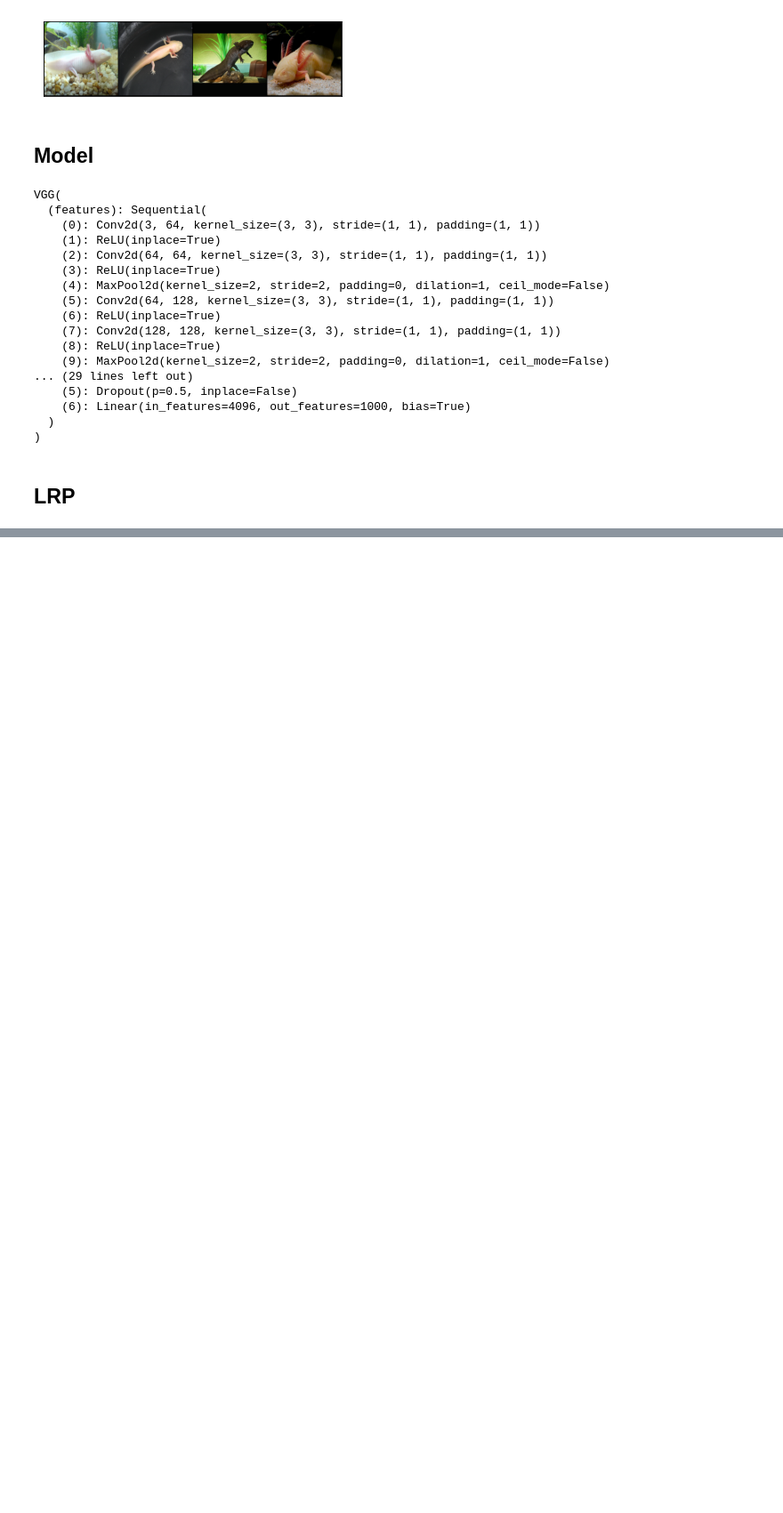
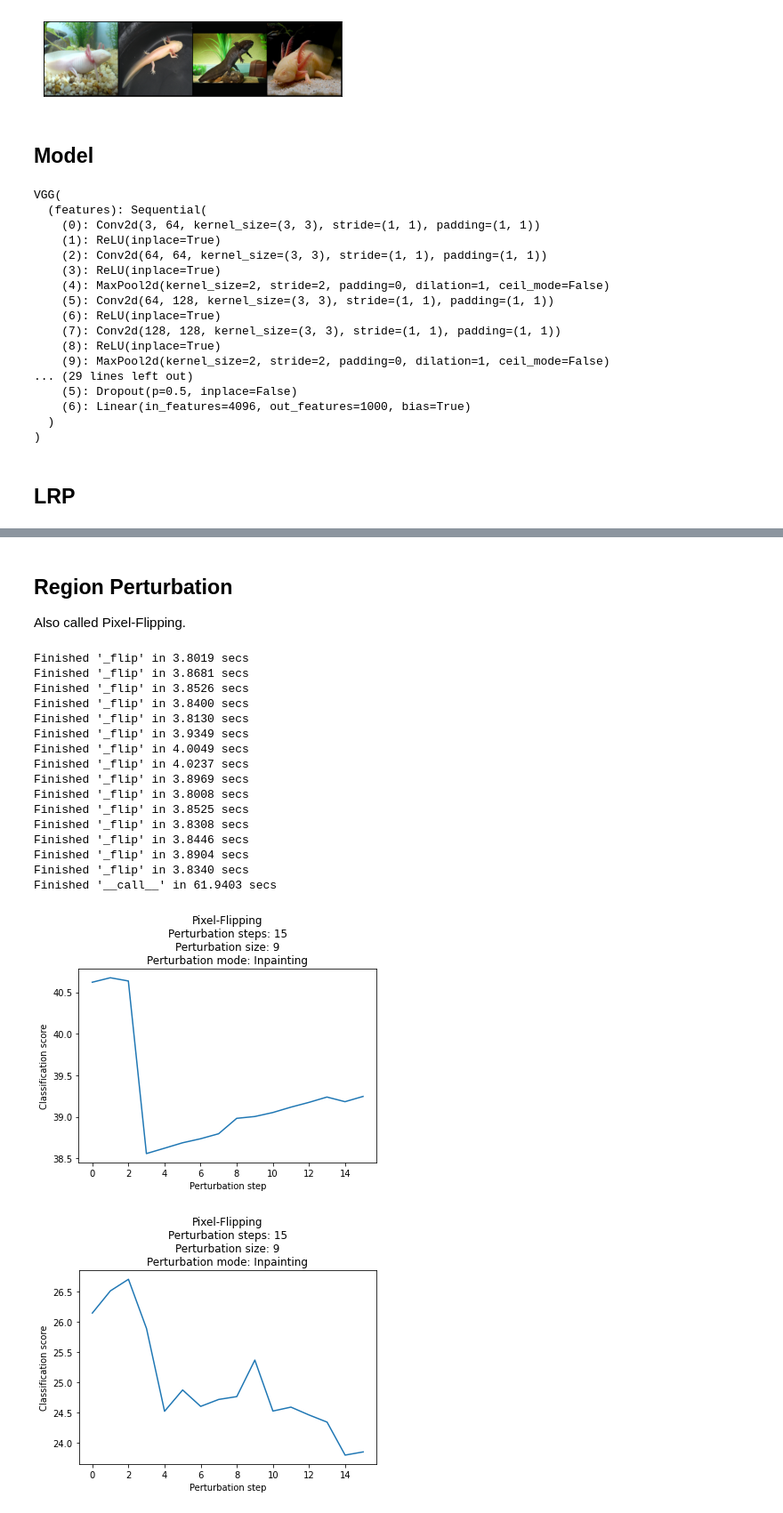
Before and after one commit to rodrigobdz/lrp, a Jupyter notebook: experiments/5-thesis/1-batch-lrp-pf-poc.ipynb, the cells around one changed output, grey strips where cells are left out. Shown at 89% size. Cells and saved outputs as stored; diff of their text form; code cells hidden in the pictures; blank space fills up the shorter version.

```diff
--- a/experiments/5-thesis/1-batch-lrp-pf-poc.ipynb
+++ b/experiments/5-thesis/1-batch-lrp-pf-poc.ipynb
@@ -128,0 +134,62 @@ lrp_instance.heatmap(R, width=2, height=2)
+# %% [markdown]
+## Region Perturbation
+
+Also called Pixel-Flipping.
+# %%
+# %%script false --no-raise-error
+
+# Parameters for cell: X, R, lrp_instance
+from typing import Callable
+from pf.perturbation_modes.constants import PerturbModes
+from pf.pixel_flipping import PixelFlipping
+
+perturbation_steps: int = 15
+perturbation_size: int = 9
+
+pixel_flipping: PixelFlipping = PixelFlipping(perturbation_steps=perturbation_steps,
+                                              perturbation_size=perturbation_size,
+                                              perturb_mode=PerturbModes.INPAINTING)
+input_nchw: torch.Tensor = X.clone().detach()
+
+# Enable reproducibility
+torch.manual_seed(SEED)
+
+relevance_scores_nchw: torch.Tensor = R.clone().detach()
+
+# Function should return the (single-class) classification score for the given input to measure the difference between flips.
+# FIXME: Replace 29 by a variable which converts class name to idx
+# Access the score of class with index 29 in every image in batch.
+forward_pass: Callable[[torch.Tensor], float] = lambda input_nchw: lrp_instance.model(input_nchw)[:,29]
+
+# Run Pixel-Flipping algorithm
+pixel_flipping(input_nchw, relevance_scores_nchw, forward_pass, should_loop=True)
+
+# Plot classification scores throughout perturbation steps
+title: str = f'''Pixel-Flipping
+Perturbation steps: {pixel_flipping.perturbation_steps}
+Perturbation size: {pixel_flipping.perturbation_size}
+Perturbation mode: {pixel_flipping.perturb_mode}'''
+xlabel: str = 'Perturbation step'
+ylabel: str = 'Classification score'
+pixel_flipping.plot(title=title, xlabel=xlabel, ylabel=ylabel)
+
+pixel_flipping.plot_image_comparison()
+# %% [output]
+Finished '_flip' in 3.8019 secs
+Finished '_flip' in 3.8681 secs
+Finished '_flip' in 3.8526 secs
+Finished '_flip' in 3.8400 secs
+Finished '_flip' in 3.8130 secs
+Finished '_flip' in 3.9349 secs
+Finished '_flip' in 4.0049 secs
+Finished '_flip' in 4.0237 secs
+Finished '_flip' in 3.8969 secs
+Finished '_flip' in 3.8008 secs
+Finished '_flip' in 3.8525 secs
+Finished '_flip' in 3.8308 secs
+Finished '_flip' in 3.8446 secs
+Finished '_flip' in 3.8904 secs
+Finished '_flip' in 3.8340 secs
+Finished '__call__' in 61.9403 secs
+[figure, added]
+[figure, added]
```
Also changed, not shown: parts of 3 cells of this notebook, 1 other file.
